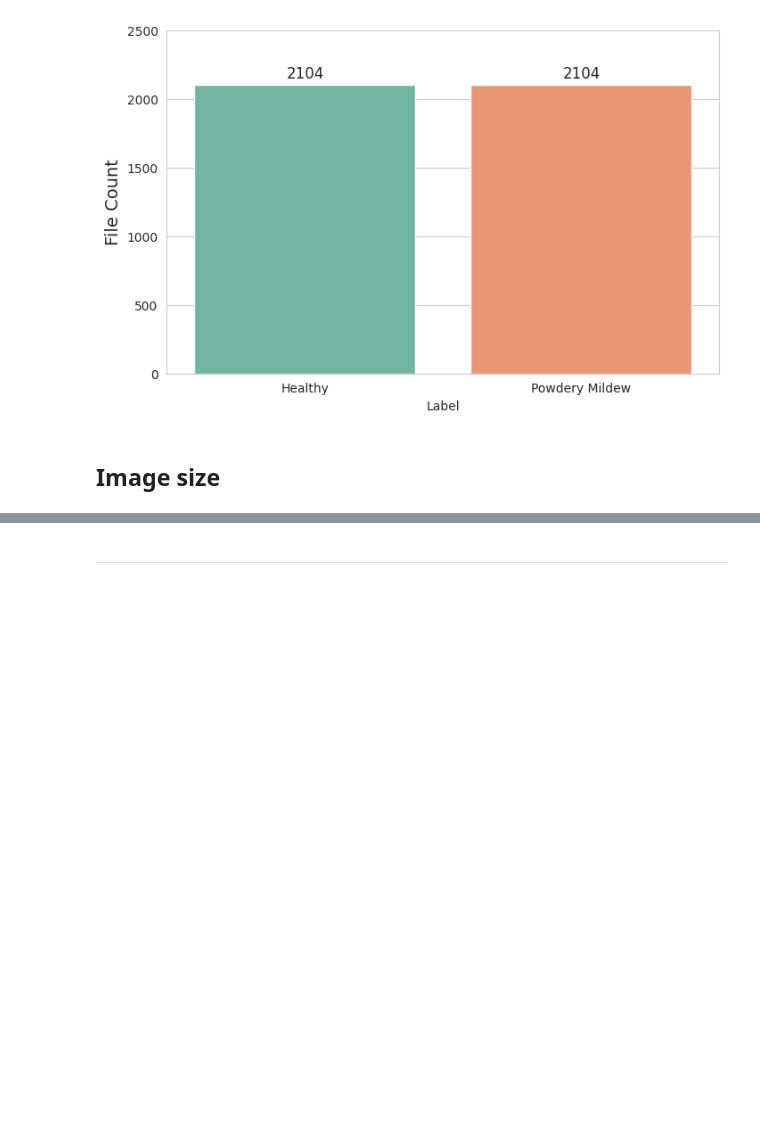
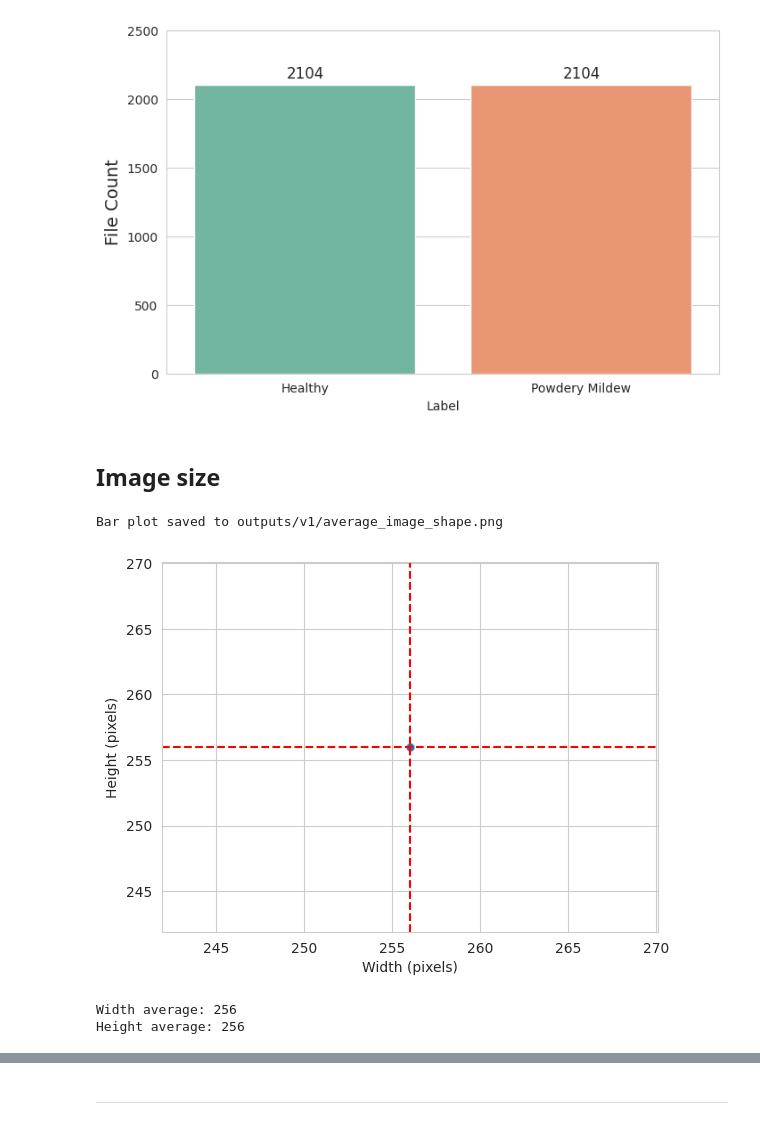
Before and after one commit to Annytomica/cherry-mildew-detector, a Jupyter notebook: jupyter_notebooks/01 - Data_Collection.ipynb, the cells around one changed output, grey strips where cells are left out. Drawn from its saved outputs; the diff is of its cells as text; code cells hidden in the pictures; blank space fills up the shorter version.

Commit message:
feat(EDA): image dimensions and .pkl files

```diff
--- a/jupyter_notebooks/01 - Data_Collection.ipynb
+++ b/jupyter_notebooks/01 - Data_Collection.ipynb
@@ -59,0 +66,3 @@ current_dir
+# %%
+raw_data_dir = 'inputs/datasets/raw/cherry-leaves'
+print('the raw data directory is', raw_data_dir)
@@ -70,0 +86,3 @@ This version is already available - create a new version if required.
+# %%
+labels = os.listdir(raw_data_dir)
+print('Labels for images are', labels)
@@ -248,3 +268,39 @@ Bar plot saved to outputs/v1/imported_file_counts.png
 [figure]
 # %% [markdown]
 ## Image size
+# %%
+dim1, dim2 = [], []
+for label in labels:
+    for image_filename in os.listdir(raw_data_dir + '/' + label):
+        img = imread(raw_data_dir + '/' + label + '/' + image_filename)
+        d1, d2, colors = img.shape
+        dim1.append(d1)  # image height
+        dim2.append(d2)  # image width
+
+sns.set_style("whitegrid")
+fig, axes = plt.subplots()
+sns.scatterplot(x=dim2, y=dim1, alpha=0.2)
+axes.set_xlabel("Width (pixels)")
+axes.set_ylabel("Height (pixels)")
+dim1_mean = int(np.array(dim1).mean())
+dim2_mean = int(np.array(dim2).mean())
+axes.axvline(x=dim1_mean, color='r', linestyle='--')
+axes.axhline(y=dim2_mean, color='r', linestyle='--')
+
+# Option to save the plot as a PNG file if required
+save_plot = input("Do you want to save this plot? (yes/no): ").strip().lower()
+
+if save_plot == "yes":
+    output_path = os.path.join(file_path, "average_image_shape.png")
+    plt.savefig(output_path, bbox_inches="tight")
+    print(f"Bar plot saved to {output_path}")
+else:
+    print("Plot not saved.")
+
+plt.show()
+print(f"Width average: {dim2_mean} \nHeight average: {dim1_mean}")
+# %% [output]
+Bar plot saved to outputs/v1/average_image_shape.png
+[figure, added]
+Width average: 256
+Height average: 256
```
Also changed, not shown: parts of 22 cells of this notebook, 3 other files.
